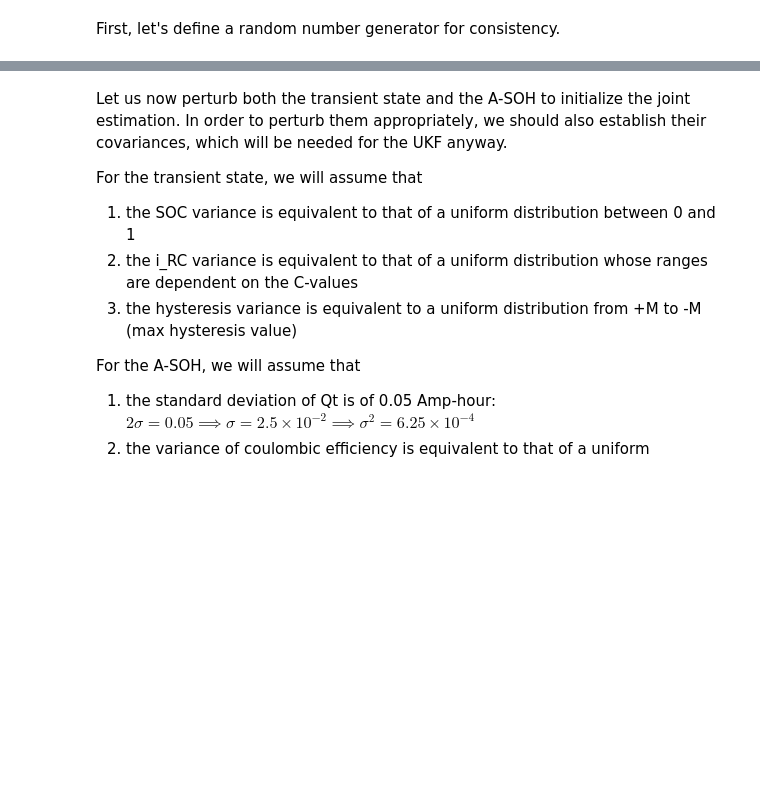
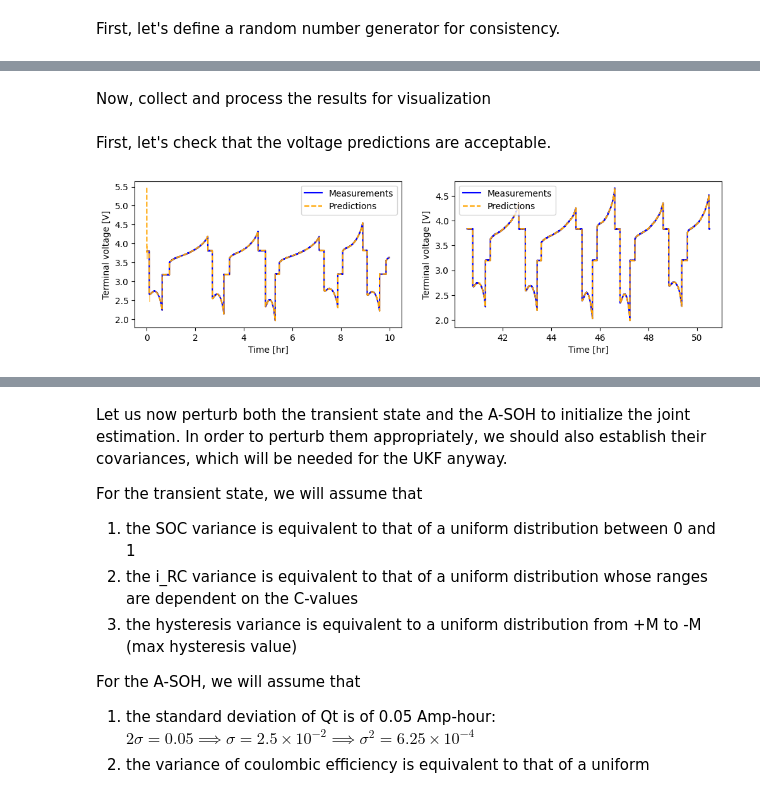
Before and after one commit to ROVI-org/auto-soh, a Jupyter notebook: notebooks/demonstrate_joint_ukf.ipynb, the cells around one changed output, grey strips where cells are left out. Saved outputs shown, nothing was run; the diff lists cells and outputs as text; code cells hidden in the pictures; blank space fills up the shorter version.

```diff
--- a/notebooks/demonstrate_joint_ukf.ipynb
+++ b/notebooks/demonstrate_joint_ukf.ipynb
@@ -99,0 +241,2 @@ def cycle_protocol(asoh: ECMASOH, start_time:float = 0.0) -> List[ECMInput]:
+# %% [markdown]
+Now, collect and process the results for visualization
@@ -99,0 +267,45 @@ def cycle_protocol(asoh: ECMASOH, start_time:float = 0.0) -> List[ECMInput]:
+# %% [markdown]
+First, let's check that the voltage predictions are acceptable.
+# %%
+# Choose the first and last entries to plot for clarity
+first_entries = 36000
+last_entries = 36000
+
+fig, axes = plt.subplots(1,2,figsize=(12,3))
+axes[0].plot(timestamps[:first_entries],
+             noisy_voltage[:first_entries],
+             color='blue',
+             label='Measurements')
+axes[0].plot(timestamps[:first_entries],
+             predicted_Vt[:first_entries],
+             linestyle='--',
+             color='orange',
+             label='Predictions')
+axes[0].fill_between(timestamps[5:first_entries],
+                     (predicted_Vt + 2*predicted_Vt_std)[5:first_entries],
+                     (predicted_Vt - 2*predicted_Vt_std)[5:first_entries],
+                     color='orange',
+                     alpha=0.5,
+                     zorder=0)
+axes[1].plot(timestamps[-last_entries:],
+             noisy_voltage[-last_entries:],
+             color='blue',
+             label='Measurements')
+axes[1].plot(timestamps[-last_entries:],
+             predicted_Vt[-last_entries:],
+             linestyle='--',
+             color='orange',
+             label='Predictions')
+axes[1].fill_between(timestamps[-last_entries:],
+                     (predicted_Vt + 2*predicted_Vt_std)[-last_entries:],
+                     (predicted_Vt - 2*predicted_Vt_std)[-last_entries:],
+                     color='orange',
+                     alpha=0.5,
+                     zorder=0)
+
+for ax in axes:
+    ax.legend()
+    ax.set_xlabel('Time [hr]')
+    ax.set_ylabel('Terminal voltage [V]')
+# %% [output]
+[figure, added]
```
Also changed, not shown: parts of 31 cells of this notebook.
